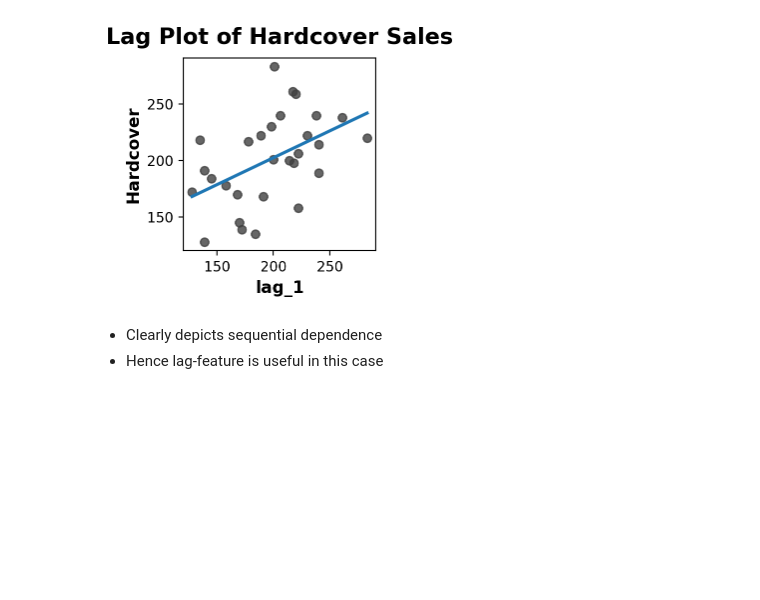
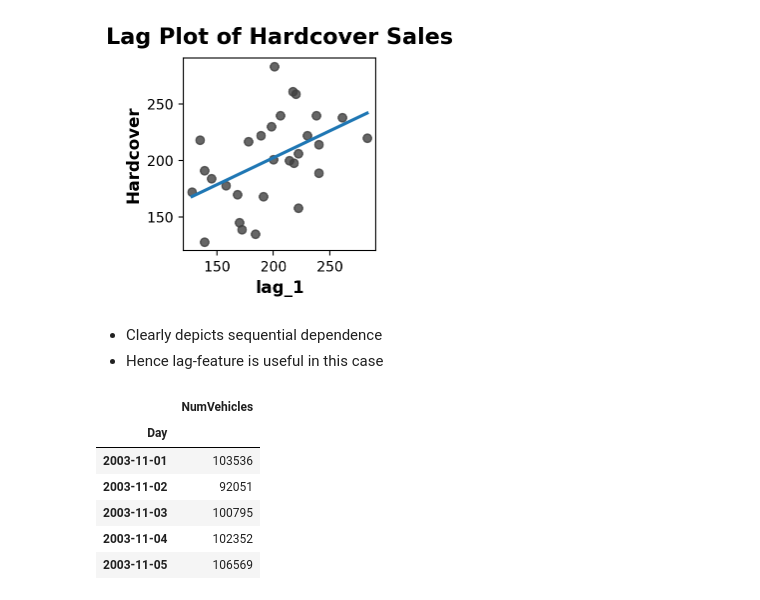
Before and after one commit to pb319/Time_Trekking, a Jupyter notebook: Lesson1/practice.ipynb, the cells around one changed output. Saved outputs shown, nothing was run; the diff lists cells and outputs as text; code cells hidden in the pictures; blank space fills up the shorter version.

```diff
--- a/Lesson1/practice.ipynb
+++ b/Lesson1/practice.ipynb
@@ -79,3 +79,15 @@ Text(0.5, 1.0, 'Lag Plot of Hardcover Sales')
 # %% [markdown]
 - Clearly depicts sequential dependence
 - Hence lag-feature is useful in this case
+# %%
+# Exploring Tunnel Traffic
+df1 = pd.read_csv("/home/prasun/GitDemo/Time_Trekking/Dataset/tunnel.csv",index_col= "Day",parse_dates= ["Day"])
+df1.head()
+# %% [output]
+|  | NumVehicles |
+| Day |  |
+| 2003-11-01 | 103536 |
+| 2003-11-02 | 92051 |
+| 2003-11-03 | 100795 |
+| 2003-11-04 | 102352 |
+| 2003-11-05 | 106569 |
```
Also changed, not shown: parts of 3 cells of this notebook.
